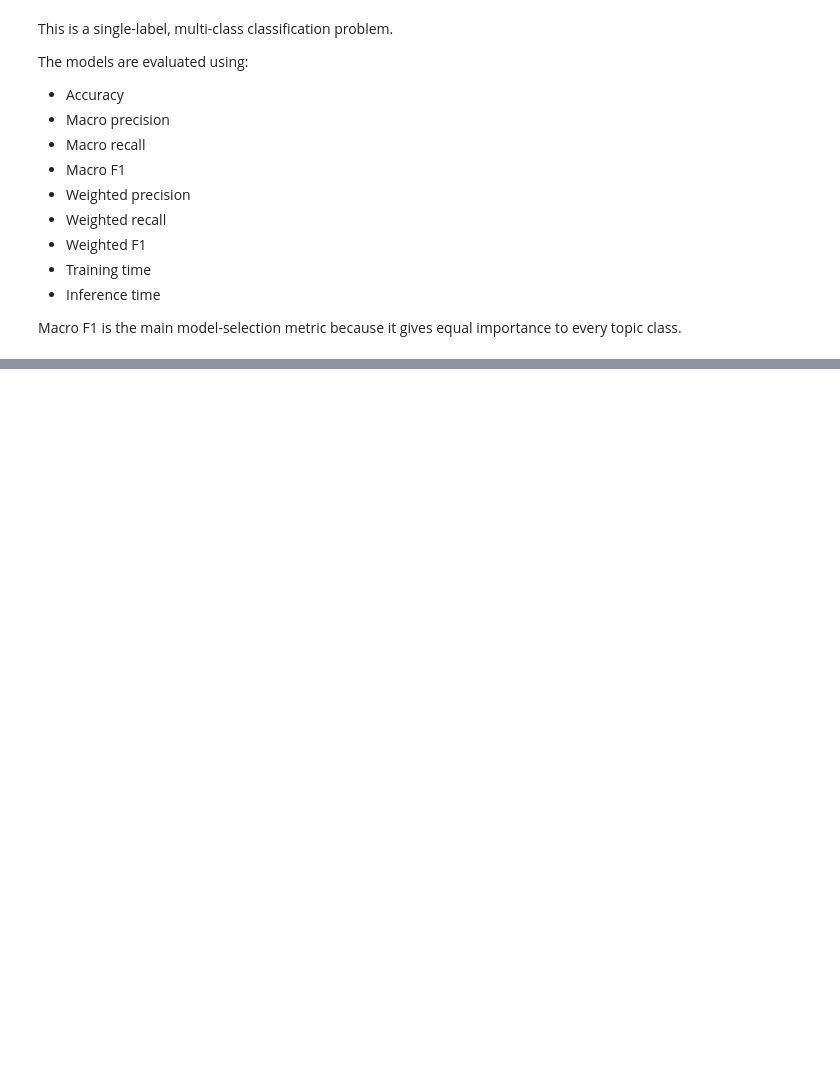
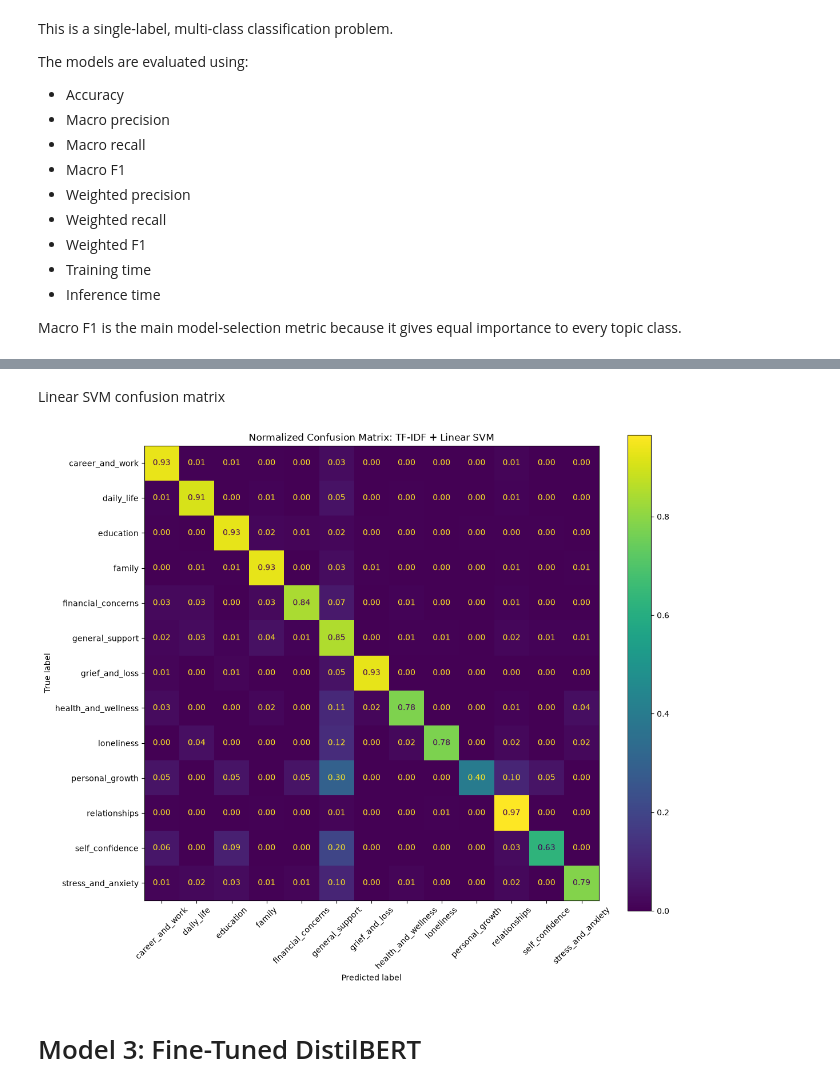
Before and after one commit to nelsonKat0522/AI_EmotionExpress, a Jupyter notebook: notebooks/02_Topic_Classification.ipynb, the cells around one changed output, grey strips where cells are left out. Cells and saved outputs as stored; diff of their text form; code cells hidden in the pictures; blank space fills up the shorter version.

```diff
--- a/notebooks/02_Topic_Classification.ipynb
+++ b/notebooks/02_Topic_Classification.ipynb
@@ -3110,0 +1629,28 @@ One important point for your final report: the model is currently learning label
+# %%
+linear_svm_pipeline = Pipeline(steps=[
+        ("tfidf",TfidfVectorizer(max_features=20_000,ngram_range=(1, 2),min_df=2,max_df=0.95,sublinear_tf=True,lowercase=True)),
+        ("classifier",LinearSVC(class_weight="balanced",random_state=RANDOM_STATE))])
+
+svm_training_start = (time.perf_counter())
+
+linear_svm_pipeline.fit(train_df["clean_text"],train_df["topic"])
+
+svm_training_time = (time.perf_counter() - svm_training_start)
+
+print("Training time:",f"{svm_training_time:.2f} seconds")
+
+svm_inference_start = (time.perf_counter())
+
+svm_predictions = (linear_svm_pipeline.predict(test_df["clean_text"]))
+
+svm_inference_time = (time.perf_counter() - svm_inference_start)
+
+print("Inference time:",f"{svm_inference_time:.4f} seconds")
+
+svm_metrics = evaluate_topic_model(y_true=test_df["topic"],
+                                   y_pred=svm_predictions,
+                                    model_name="TF-IDF + Linear SVM",
+                                    training_time_seconds=(svm_training_time),
+                                    inference_time_seconds=(svm_inference_time))
+
+topic_model_results.append(svm_metrics)
@@ -3110,0 +1675,22 @@ One important point for your final report: the model is currently learning label
+# %% [markdown]
+Linear SVM confusion matrix
+# %%
+fig, axis = plt.subplots(figsize=(12, 10))
+
+ConfusionMatrixDisplay.from_predictions(test_df["topic"],
+                                        svm_predictions,
+                                        labels=TOPIC_NAMES,
+                                        normalize="true",
+                                        xticks_rotation=45,
+                                        values_format=".2f",
+                                        ax=axis)
+
+plt.title("Normalized Confusion Matrix: TF-IDF + Linear SVM")
+
+plt.tight_layout()
+plt.show()
+# %% [output]
+[figure, added]
+# %% [markdown]
+
+# Model 3: Fine-Tuned DistilBERT
```
Also changed, not shown: parts of 105 cells of this notebook, 4 other files.
